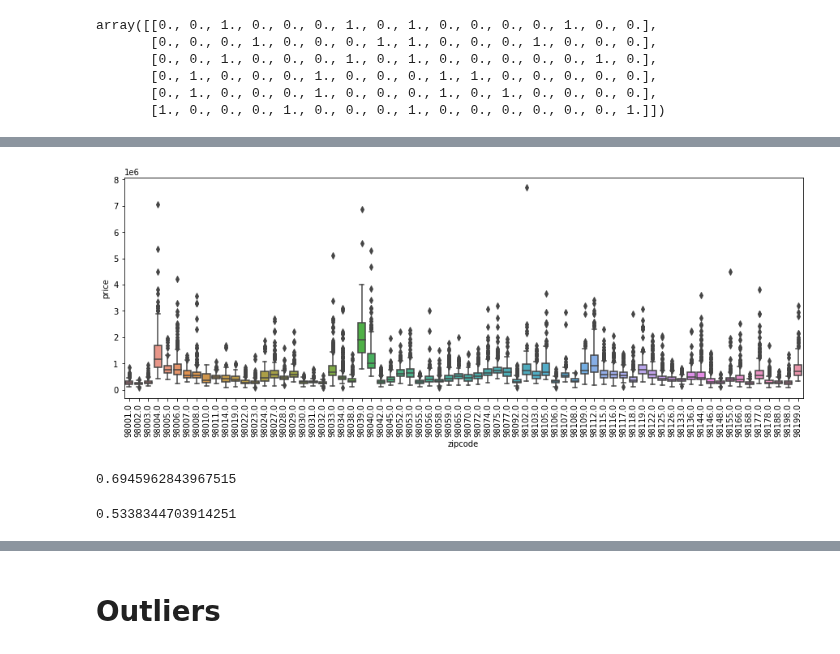
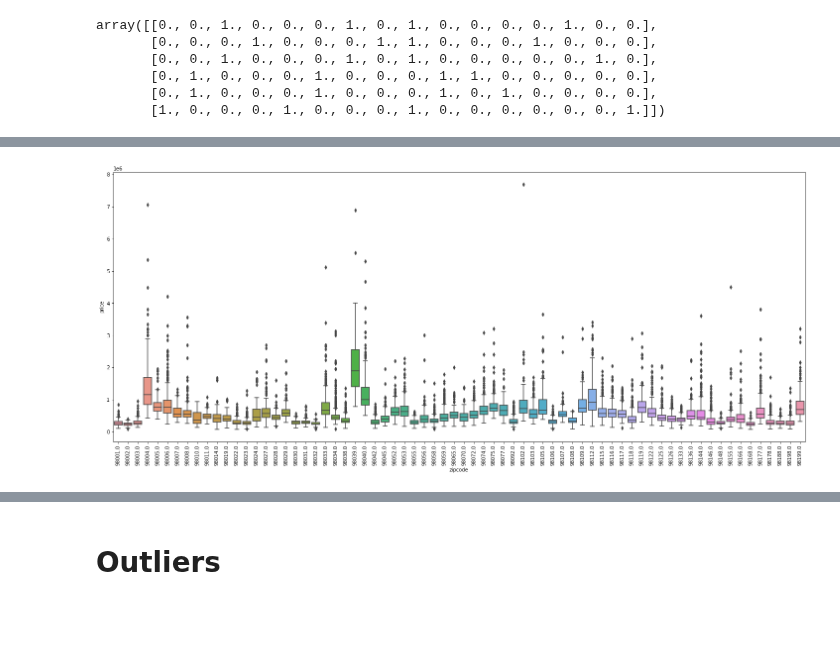
Before and after one commit to tsitsiko1/machine_learning_2, a Jupyter notebook: data_cleaning_practice/practice_solution.ipynb, the cells around one changed output, grey strips where cells are left out. Saved outputs shown, nothing was run; the diff lists cells and outputs as text; code cells hidden in the pictures; blank space fills up the shorter version.

```diff
--- a/data_cleaning_practice/practice_solution.ipynb
+++ b/data_cleaning_practice/practice_solution.ipynb
@@ -353,23 +373,7 @@ y = target
 # %%
 import seaborn as sns
-plt.figure(figsize=(15, 5))
+plt.figure(figsize=(25, 10))
 ax = sns.boxplot(x=data.frame.zipcode, y=data.frame.price)
 ax.set_xticklabels(ax.get_xticklabels(), rotation=90);
 # %% [output]
-[figure, old version]
+[figure, new version]
-# %%
-from sklearn.model_selection import cross_val_score
-from sklearn.linear_model import Ridge
-
-scores = cross_val_score(Ridge(), X, target)
-np.mean(scores)
-# %% [output]
-0.6945962843967515
-# %%
-X = data.frame.drop(['date', 'price'], axis=1)
-
-pipe_ohe = make_pipeline(make_column_transformer((OneHotEncoder(), ['zipcode']), remainder='passthrough'), Ridge())
-scores = cross_val_score(pipe_ohe, X, target)
-np.mean(scores)
-# %% [output]
-0.5338344703914251
```
Also changed, not shown: parts of 15 cells of this notebook.
